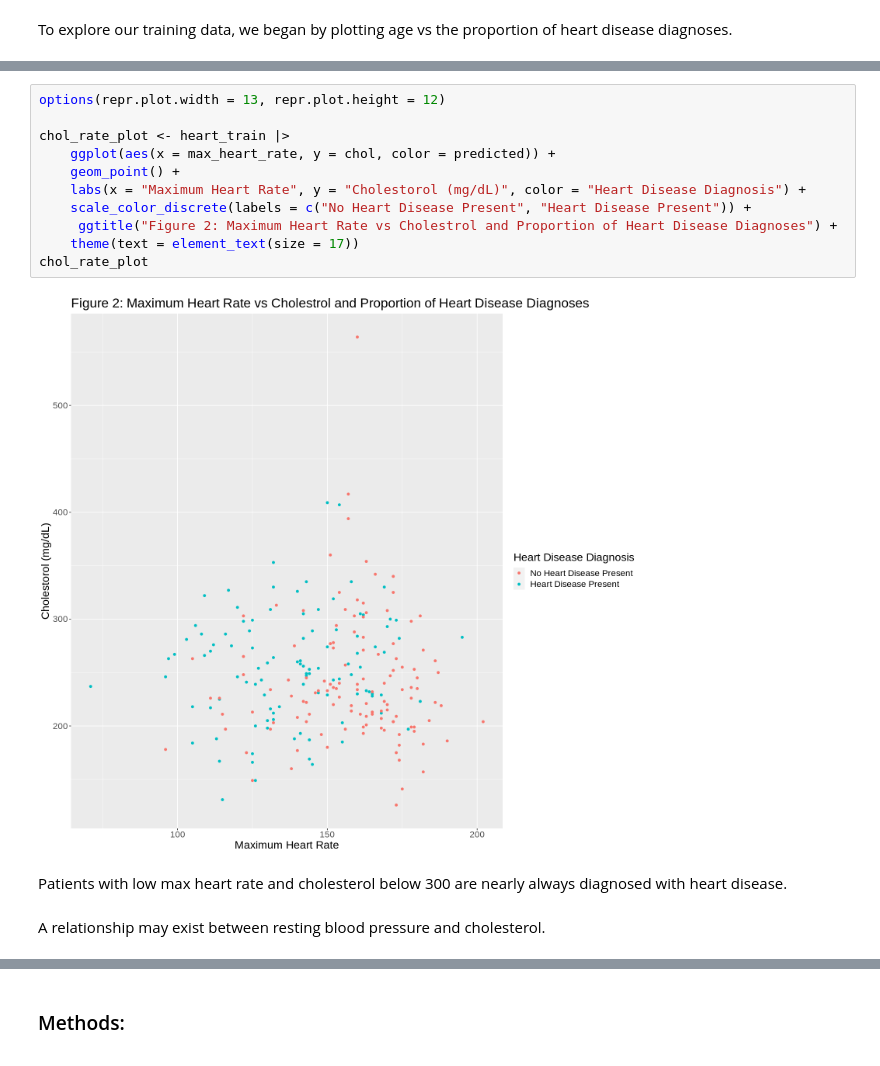
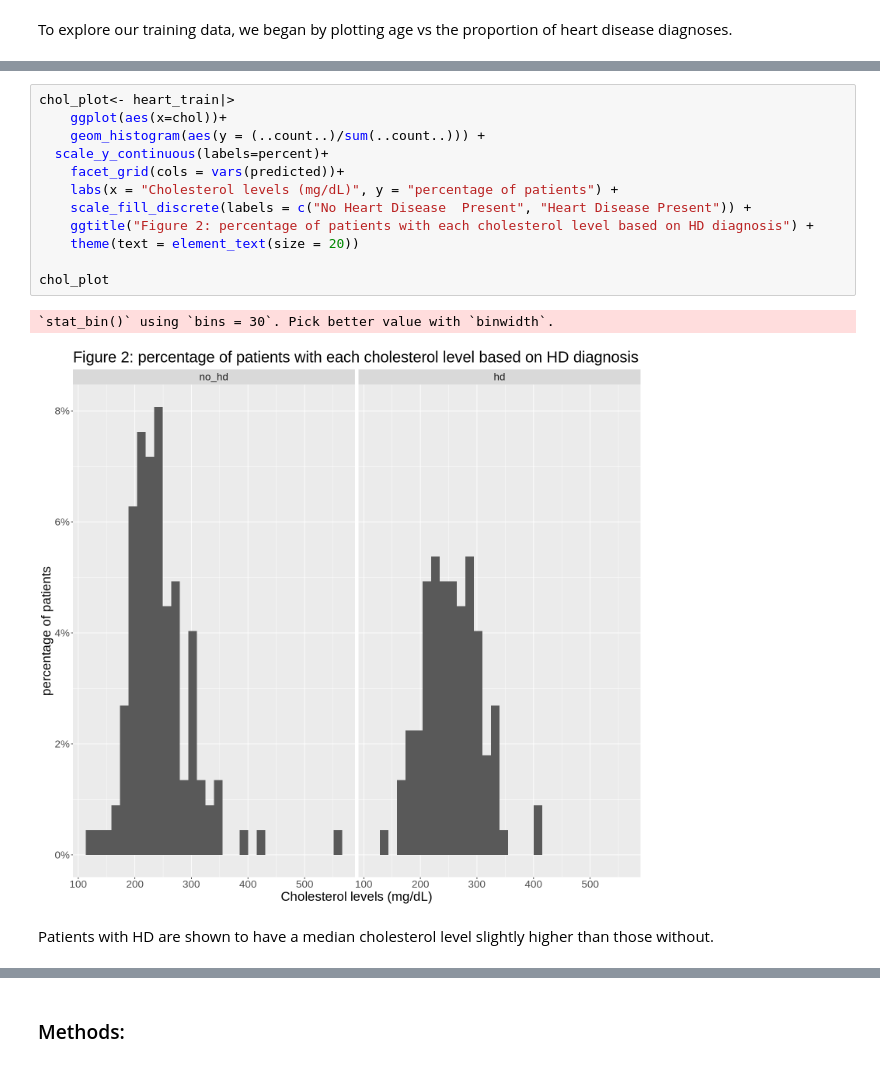
Before and after one commit to VashistSahil/DSCI-100-project, a Jupyter notebook: dsci100 proposal below 500 wrds.ipynb, the cells around one changed output, grey strips where cells are left out. Saved outputs shown, nothing was run; the diff lists cells and outputs as text.

```diff
--- a/dsci100 proposal below 500 wrds.ipynb
+++ b/dsci100 proposal below 500 wrds.ipynb
@@ -224,17 +216,17 @@ Next, the relationship between max heart rate and cholesterol should be observed
-# %%
-options(repr.plot.width = 13, repr.plot.height = 12)
-
-chol_rate_plot <- heart_train |>
-    ggplot(aes(x = max_heart_rate, y = chol, color = predicted)) +
-    geom_point() +
-    labs(x = "Maximum Heart Rate", y = "Cholestorol (mg/dL)", color = "Heart Disease Diagnosis") +
-    scale_color_discrete(labels = c("No Heart Disease Present", "Heart Disease Present")) +
-     ggtitle("Figure 2: Maximum Heart Rate vs Cholestrol and Proportion of Heart Disease Diagnoses") +
-    theme(text = element_text(size = 17))
-chol_rate_plot
-# %% [output]
-[figure, removed]
+# %%
+chol_plot<- heart_train|>
+    ggplot(aes(x=chol))+
+    geom_histogram(aes(y = (..count..)/sum(..count..))) +
+  scale_y_continuous(labels=percent)+
+    facet_grid(cols = vars(predicted))+
+    labs(x = "Cholesterol levels (mg/dL)", y = "percentage of patients") +
+    scale_fill_discrete(labels = c("No Heart Disease  Present", "Heart Disease Present")) +
+    ggtitle("Figure 2: percentage of patients with each cholesterol level based on HD diagnosis") +
+    theme(text = element_text(size = 20))
+
+chol_plot
+# %% [output]
+`stat_bin()` using `bins = 30`. Pick better value with `binwidth`.
+[figure, added]
 # %% [markdown]
-Patients with low max heart rate and cholesterol below 300 are nearly always diagnosed with heart disease.
+Patients with HD are shown to have a median cholesterol level slightly higher than those without.
-# %% [markdown]
-A relationship may exist between resting blood pressure and cholesterol.
```
Also changed, not shown: parts of 18 cells of this notebook.
